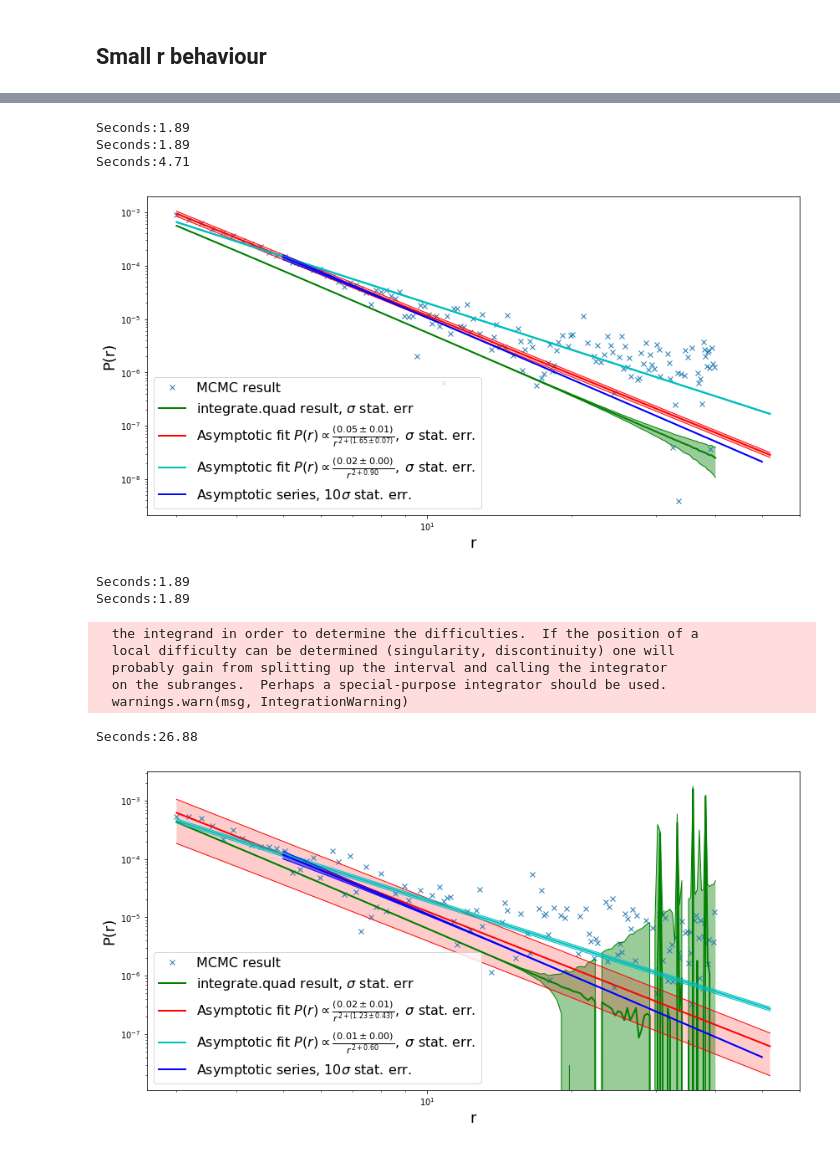
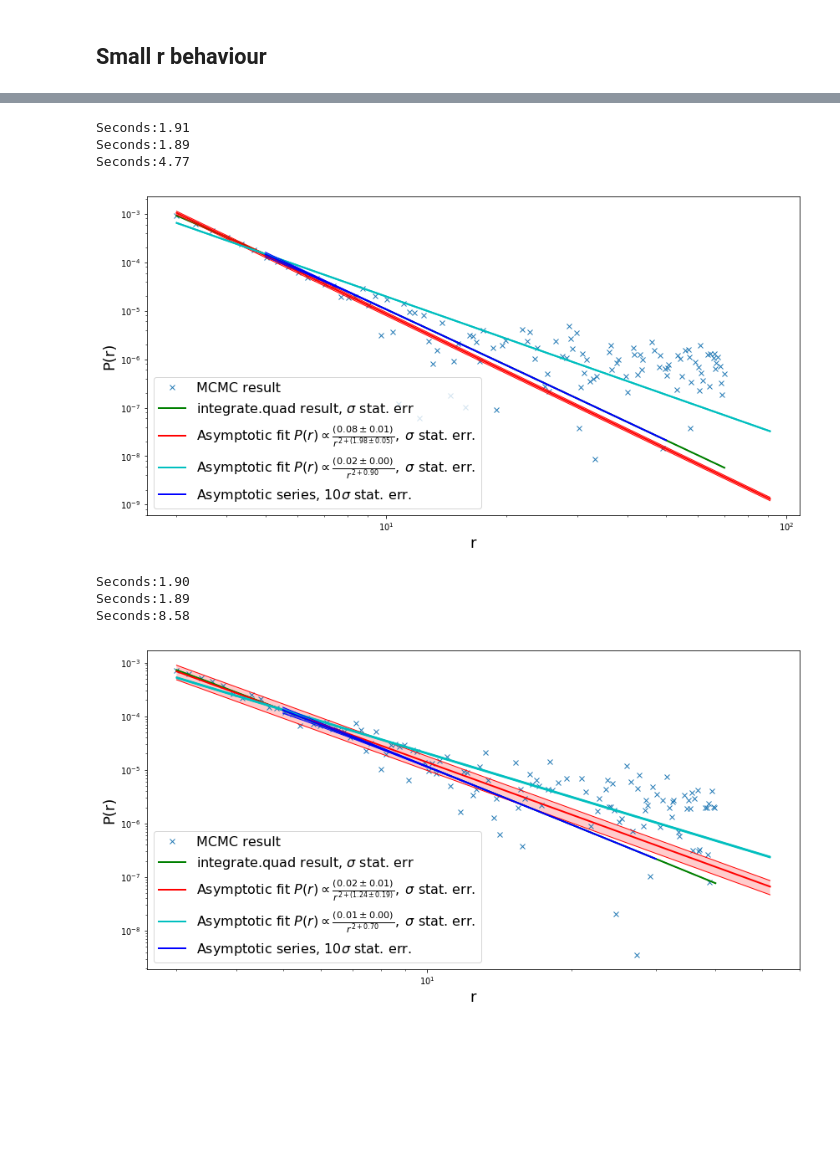
Before and after one commit to qati/HBTCoulombCorrection, a Jupyter notebook: MCMC-Levy3D-CUDA-asymptotics.ipynb, the cells around one changed output, grey strips where cells are left out. Cells and saved outputs as stored; diff of their text form; code cells hidden in the pictures; blank space fills up the shorter version.

```diff
--- a/MCMC-Levy3D-CUDA-asymptotics.ipynb
+++ b/MCMC-Levy3D-CUDA-asymptotics.ipynb
@@ -136,7 +136,7 @@ sizeof_curandState = pycuda.characterize.sizeof('curandState', '#include <curand
 # Levy parameter
 # Levy parameter
 # MCMC path length
-def test(N=200, rrange=[1e-5,10], alpha=0.7, R=3, num_samples=1000000, xfu=10, xfl=3, aa=10, ab=20,n=10, aa_sx=0.0001, ab_sx=0.5):
+def test(N=200, rrange=[1e-5,10], alpha=0.7, R=1, num_samples=1000000, xfu=10, xfl=3, aa=10, ab=20,n=10, aa_sx=0.0001, ab_sx=0.5):
     num_samples = np.int64(num_samples)
     npar        = np.int32(3)                        # number of parameters: r, alpha, R
     proposal_sd = np.float32(1.0)                    # xnew = normal(xi, proposal_sigma)
@@ -166,12 +166,12 @@ def test(N=200, rrange=[1e-5,10], alpha=0.7, R=3, num_samples=1000000, xfu=10, x
         res += res2[i]
     res /= (len(res2)+1)
 
-    fLevy3D = lambda x,r, alpha,R: 4*np.pi*(x*np.sin(x*r)/r)*np.exp(-np.power(np.linalg.norm(x)*R, alpha))/(2*np.pi)**3
+    fLevy3D = lambda x,r, alpha,R: (x*np.sin(x*r))*np.exp(-np.power(np.linalg.norm(x)*R, alpha))
 
     if alpha>=0.6:
         x1 = np.linspace(*rrange,100)
         start = time.time()
-        y1 = np.array([integrate.quad(fLevy3D, 0, np.inf, args=(q, alpha, R), limit=1000) for q in x1])
+        y1 = np.array([integrate.quad(fLevy3D, 0, np.inf, args=(q, alpha, R), limit=1000)/(2*q*np.pi**2) for q in x1])
         rt  = time.time()-start
         print("Seconds:%.2f"%rt)
 
@@ -279,19 +279,14 @@ Seconds:6.00
 # %%
-test(rrange=[3, 40], alpha=0.9, xfu=15, xfl=4, num_samples=2000000, R=1, aa=5, ab=50, n=4)
+test(rrange=[3, 70], alpha=0.9, xfu=30, xfl=4, num_samples=2000000, R=1, aa=5, ab=50, n=4)
 # %% [output]
+Seconds:1.91
 Seconds:1.89
-Seconds:1.89
-Seconds:4.71
+Seconds:4.77
-[figure, old version]
+[figure, new version]
 # %%
-test(rrange=[3, 40], alpha=0.6, xfu=10, xfl=4, num_samples=2000000, R=1, aa=5, ab=50, n=4)
+test(rrange=[3, 40], alpha=0.7, xfu=10, xfl=4, num_samples=2000000, R=1, aa=5, ab=30, n=4)
 # %% [output]
+Seconds:1.90
 Seconds:1.89
-Seconds:1.89
+Seconds:8.58
-  the integrand in order to determine the difficulties.  If the position of a
-  local difficulty can be determined (singularity, discontinuity) one will
-  probably gain from splitting up the interval and calling the integrator
-  on the subranges.  Perhaps a special-purpose integrator should be used.
-  warnings.warn(msg, IntegrationWarning)
-Seconds:26.88
-[figure, old version]
+[figure, new version]
```
Also changed, not shown: parts of 5 cells of this notebook, 3 other files.
